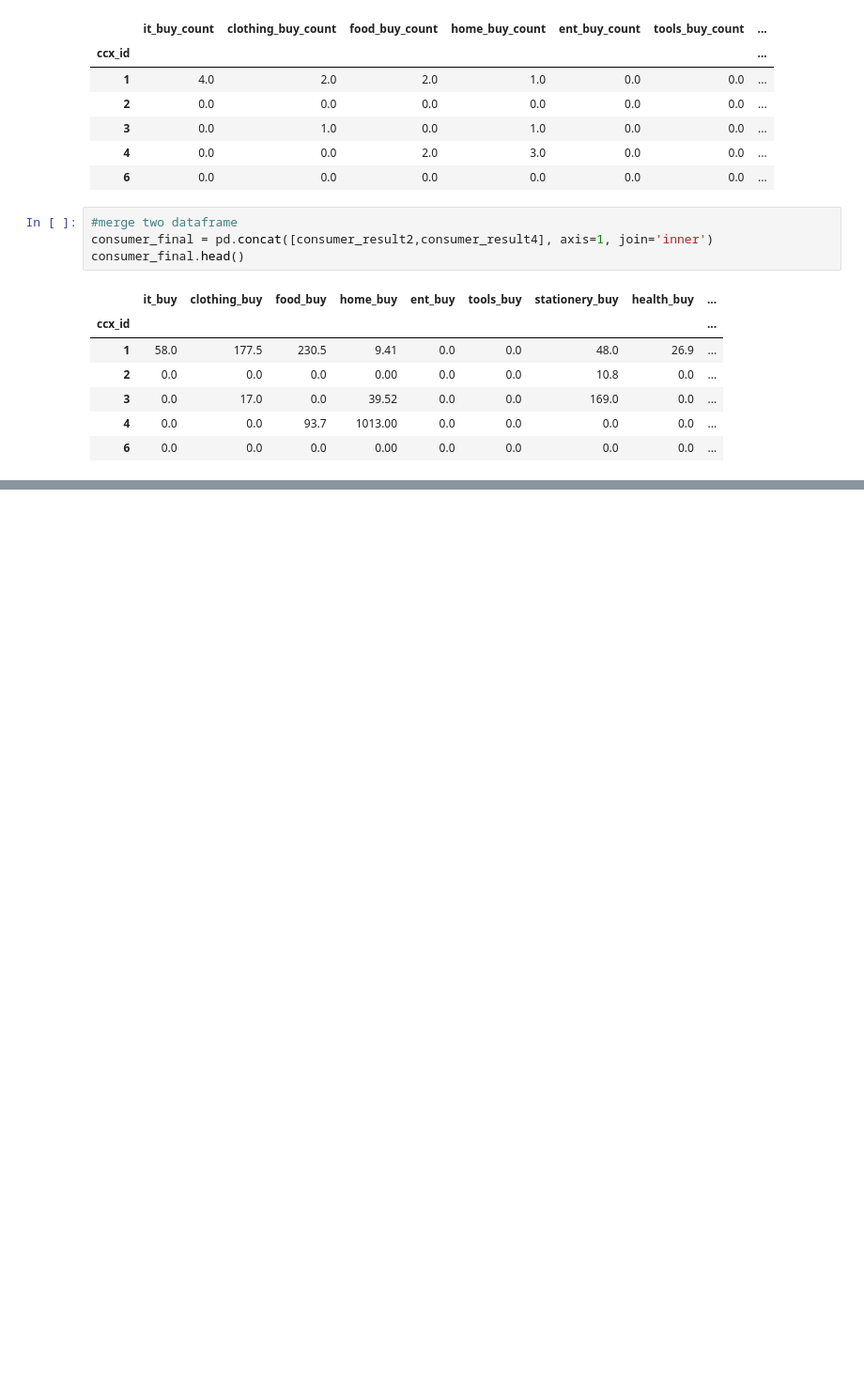
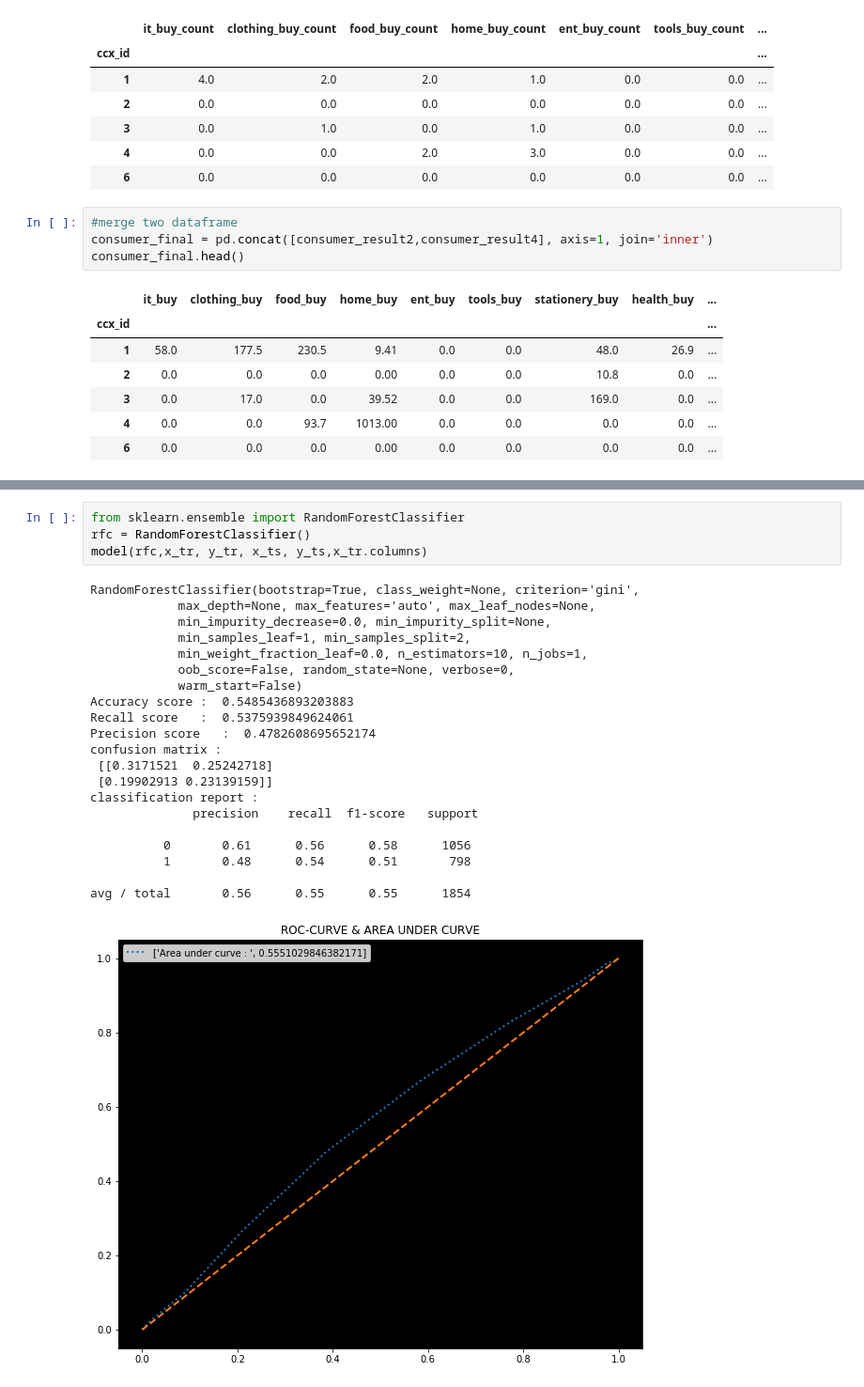
Before and after one commit to jiahehousherry/Capstone-Chengxin, a Jupyter notebook: ccx_consumer_clean.ipynb, the cells around one changed output, grey strips where cells are left out. Shown at 94% size. Drawn from its saved outputs; the diff is of its cells as text; blank space fills up the shorter version.

```diff
--- a/ccx_consumer_clean.ipynb
+++ b/ccx_consumer_clean.ipynb
@@ -191,0 +378,26 @@ consumer_final.to_csv(r'consumer_final.csv')
+# %%
+from sklearn.ensemble import RandomForestClassifier
+rfc = RandomForestClassifier()
+model(rfc,x_tr, y_tr, x_ts, y_ts,x_tr.columns)
+# %% [output]
+RandomForestClassifier(bootstrap=True, class_weight=None, criterion='gini',
+            max_depth=None, max_features='auto', max_leaf_nodes=None,
+            min_impurity_decrease=0.0, min_impurity_split=None,
+            min_samples_leaf=1, min_samples_split=2,
+            min_weight_fraction_leaf=0.0, n_estimators=10, n_jobs=1,
+            oob_score=False, random_state=None, verbose=0,
+            warm_start=False)
+Accuracy score :  0.5485436893203883
+Recall score   :  0.5375939849624061
+Precision score   :  0.4782608695652174
+confusion matrix :
+ [[0.3171521  0.25242718]
+ [0.19902913 0.23139159]]
+classification report :
+              precision    recall  f1-score   support
+
+          0       0.61      0.56      0.58      1056
+          1       0.48      0.54      0.51       798
+
+avg / total       0.56      0.55      0.55      1854
+[figure, added]
```
Also changed, not shown: parts of 32 cells of this notebook.
